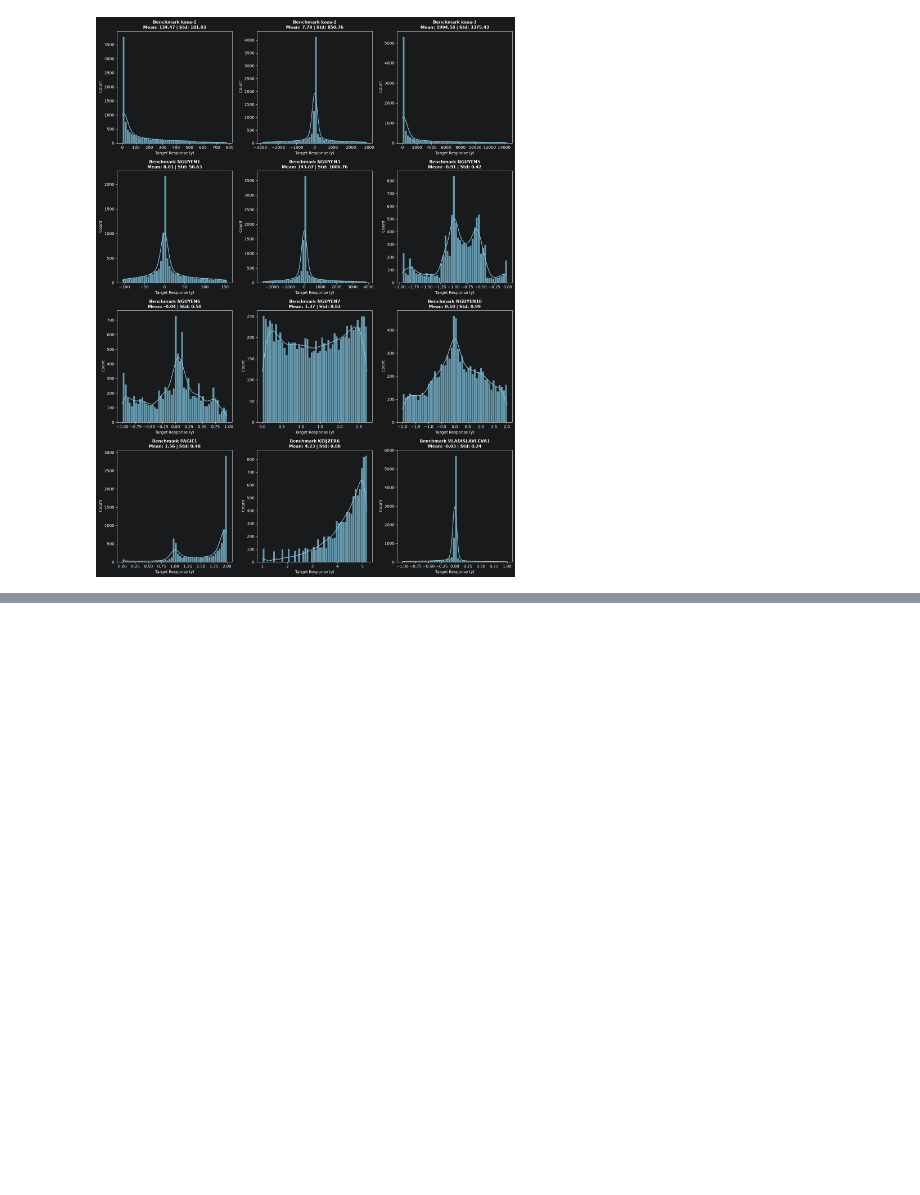
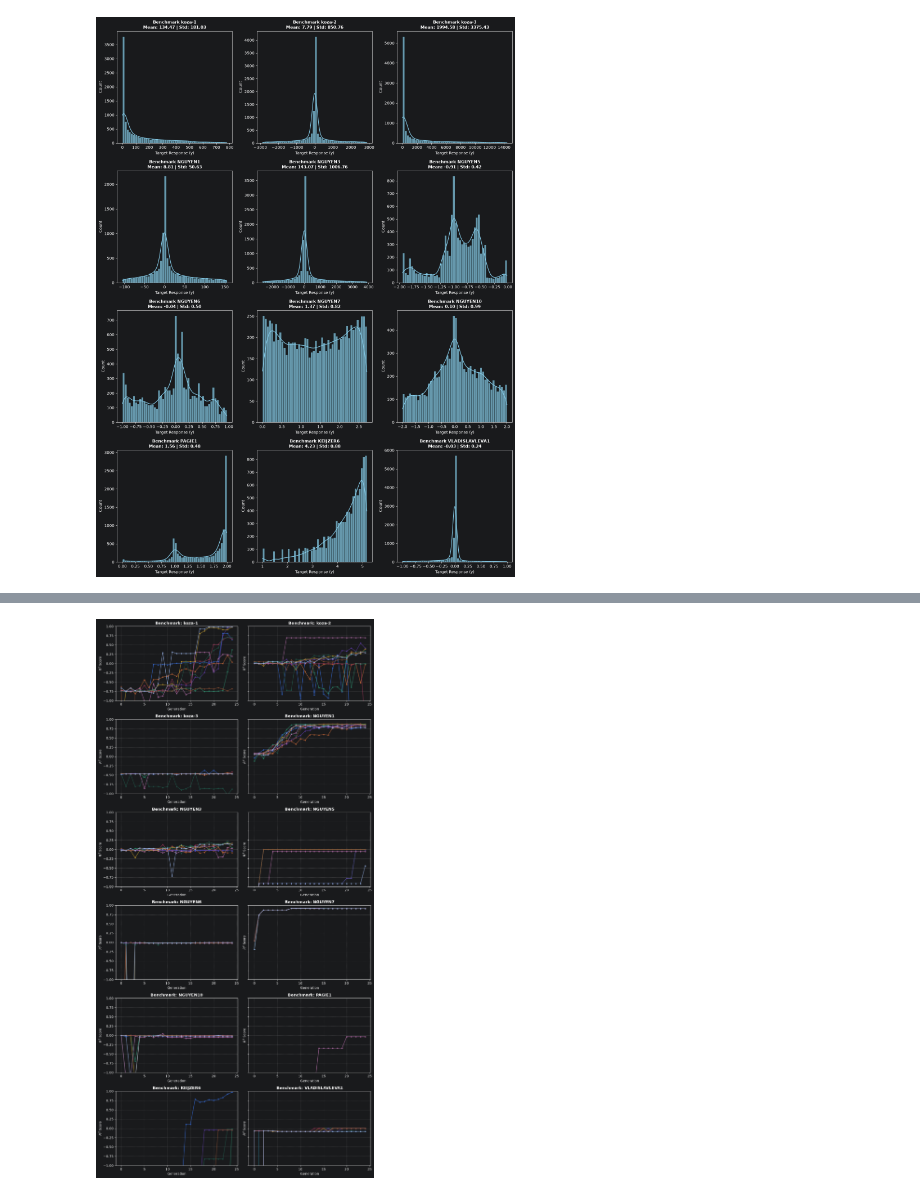
Before and after one commit to Repeating1212/gplearn, a Jupyter notebook: ppm/gp_comparison.ipynb, the cells around one changed output, grey strips where cells are left out. Saved outputs shown, nothing was run; the diff lists cells and outputs as text; code cells hidden in the pictures; blank space fills up the shorter version.

```diff
--- a/ppm/gp_comparison.ipynb
+++ b/ppm/gp_comparison.ipynb
@@ -304,0 +354,55 @@ Benchmark: koza-1
+# %%
+num_models = len(trained_regressors)
+cols = 2
+rows = math.ceil(num_models / cols)
+
+fig, axes = plt.subplots(rows, cols, figsize=(12, 4 * rows), sharey=True)
+
+# Ensure axes is iterable even if there is only 1 subplot
+if num_models == 1:
+    axes = [axes]
+else:
+    axes = axes.flatten()
+
+# Iterate through each benchmark
+for idx, (name, seed_dict) in enumerate(trained_regressors.items()):
+    ax = axes[idx]
+
+    # Fetch test data ONCE per benchmark
+    _, _, X_test, y_test = get_benchmark_dataset(name, random_state=0)
+
+    # Plot each seed as a separate line in the current benchmark's subplot
+    for seed, est_gp in seed_dict.items():
+        r2_scores = []
+        for program in est_gp.best_programs_per_gen:
+            y_pred = program.execute(X_test) #[cite: 2]
+            score = r2_score(y_test, y_pred)
+            r2_scores.append(score)
+
+        # Plot line for this specific seed
+        ax.plot(
+            range(len(r2_scores)),
+            r2_scores,
+            marker='o',
+            markersize=3,
+            linewidth=1.5,
+            label=f'Seed {seed}',
+            alpha = 0.75
+        )
+
+    # Subplot formatting per benchmark
+    ax.set_title(f'Benchmark: {name}', fontsize=12, fontweight='bold')
+    ax.set_xlabel('Generation')
+    ax.set_ylabel('$R^2$ Score')
+    ax.set_ylim(-1, 1)  # Set limit on each axis object
+    ax.grid(True, linestyle='--', alpha=0.6)
+    # ax.legend(loc='lower right', fontsize=8)
+
+# Hide any remaining unused subplots in the grid
+for j in range(idx + 1, len(axes)):
+    fig.delaxes(axes[j])
+
+plt.tight_layout()
+plt.show()
+# %% [output]
+[figure, added]
```
Also changed, not shown: parts of 6 cells of this notebook, 7 other files.
